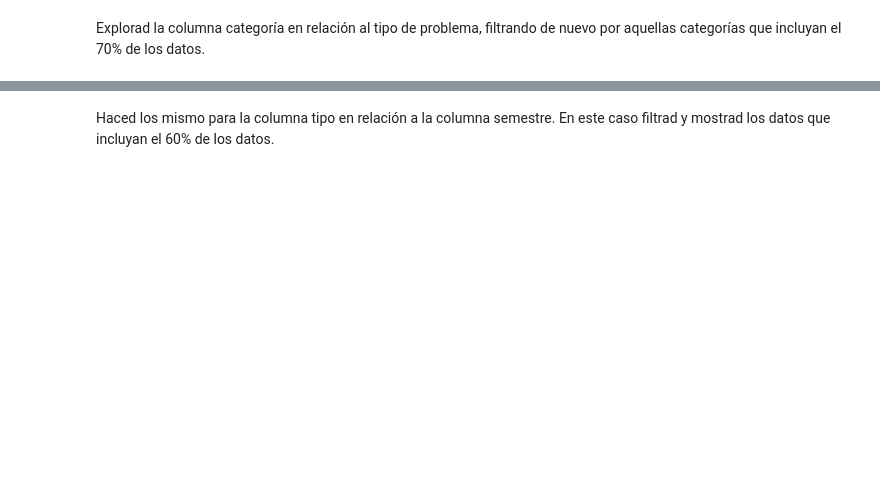
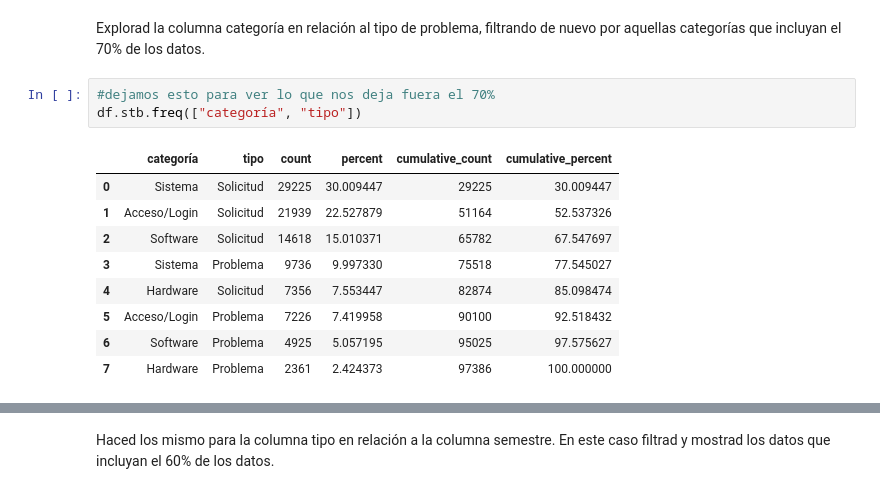
Before and after one commit to Adalab/promo_d_da_modulo2_sprint2_Cristina-Paloma, a Jupyter notebook: EDA/EDA-2.ipynb, the cells around one changed output, grey strips where cells are left out. Saved outputs shown, nothing was run; the diff lists cells and outputs as text; blank space fills up the shorter version.

```diff
--- a/EDA/EDA-2.ipynb
+++ b/EDA/EDA-2.ipynb
@@ -40,2 +77,15 @@ Explorad la columna de categoría y reportad los resultados solo para aquellas c
 # %% [markdown]
 Explorad la columna categoría en relación al tipo de problema, filtrando de nuevo por aquellas categorías que incluyan el 70% de los datos.
+# %%
+#dejamos esto para ver lo que nos deja fuera el 70%
+df.stb.freq(["categoría", "tipo"])
+# %% [output]
+|  | categoría | tipo | count | percent | cumulative_count | cumulative_percent |
+| 0 | Sistema | Solicitud | 29225 | 30.009447 | 29225 | 30.009447 |
+| 1 | Acceso/Login | Solicitud | 21939 | 22.527879 | 51164 | 52.537326 |
+| 2 | Software | Solicitud | 14618 | 15.010371 | 65782 | 67.547697 |
+| 3 | Sistema | Problema | 9736 | 9.997330 | 75518 | 77.545027 |
+| 4 | Hardware | Solicitud | 7356 | 7.553447 | 82874 | 85.098474 |
+| 5 | Acceso/Login | Problema | 7226 | 7.419958 | 90100 | 92.518432 |
+| 6 | Software | Problema | 4925 | 5.057195 | 95025 | 97.575627 |
+| 7 | Hardware | Problema | 2361 | 2.424373 | 97386 | 100.000000 |
```
Also changed, not shown: parts of 16 cells of this notebook.
